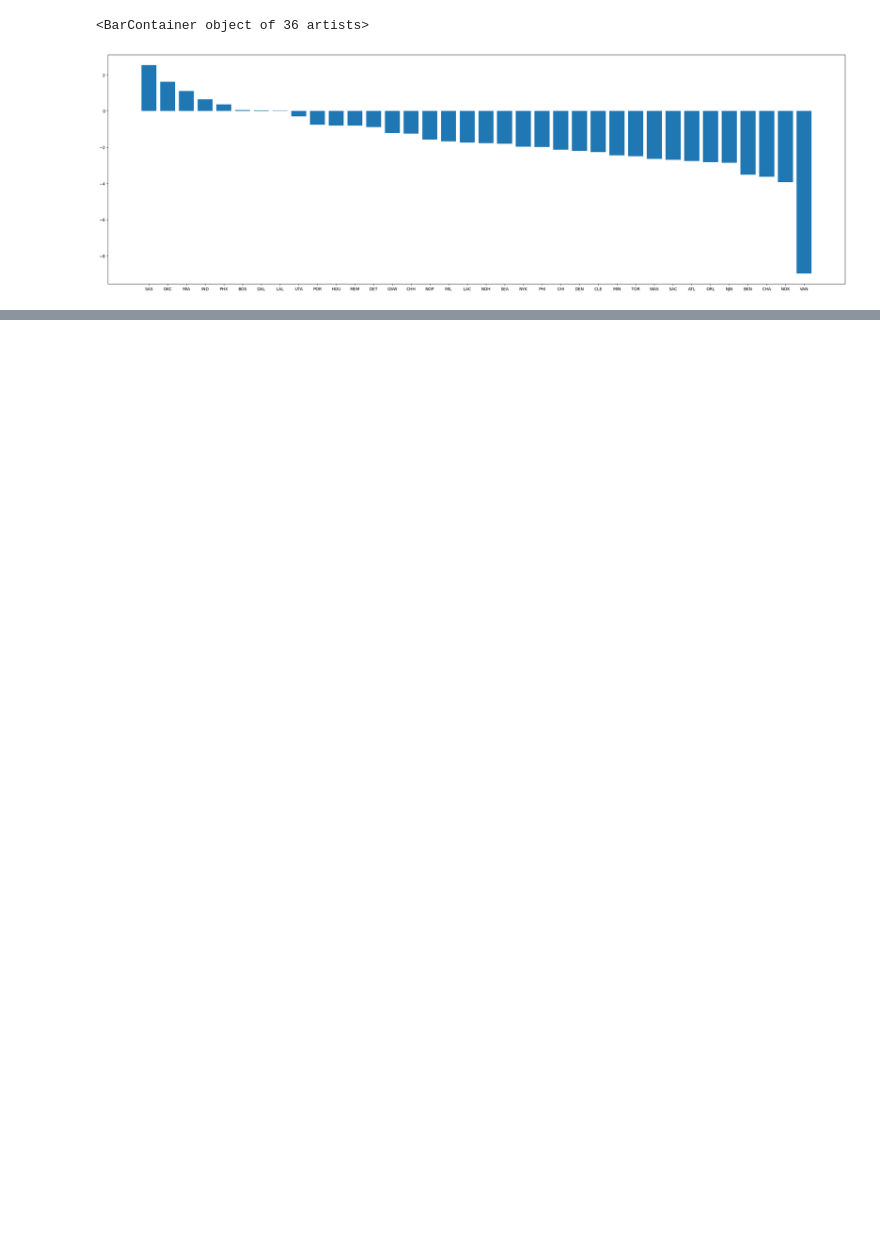
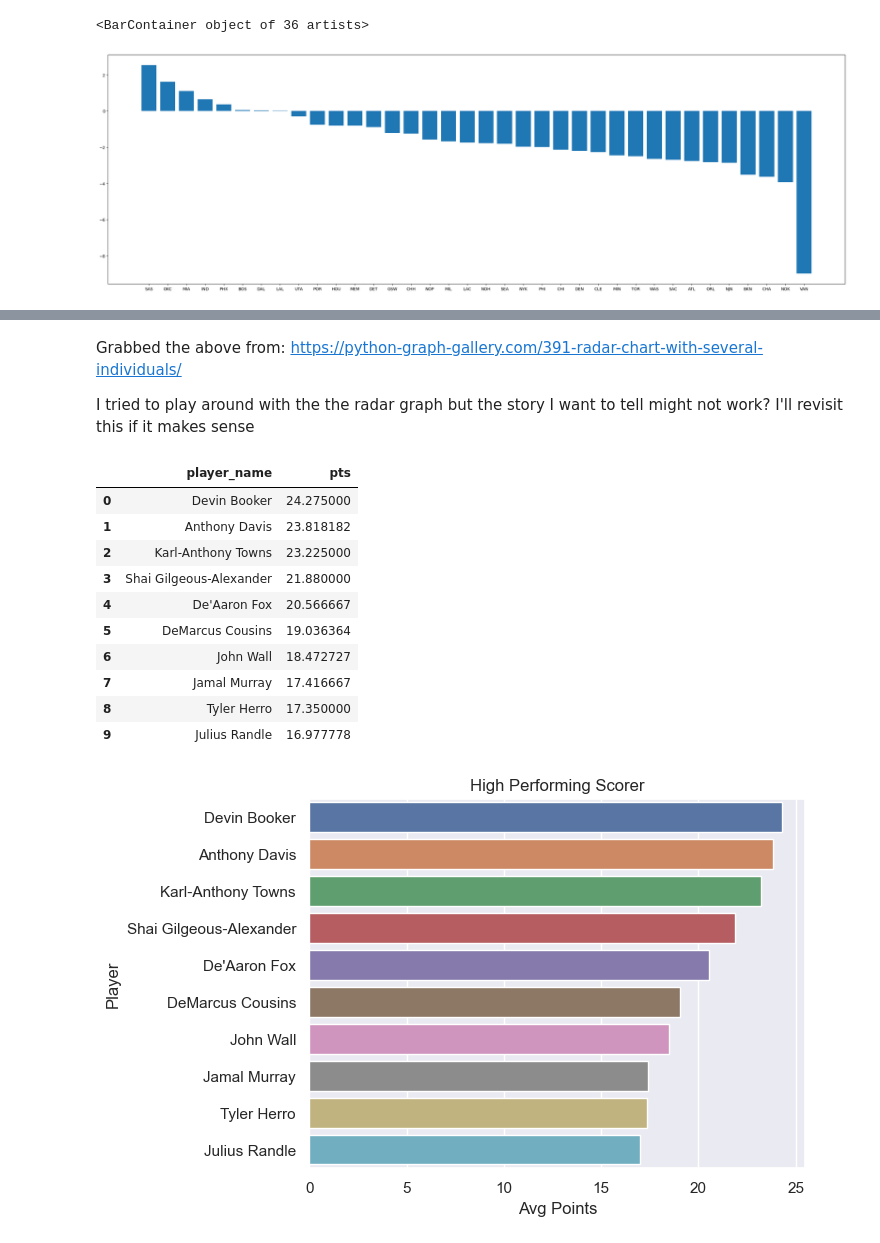
Before and after one commit to doorfish/data-analysis-project, a Jupyter notebook: python_data_analysis_project.ipynb, the cells around one changed output, grey strips where cells are left out. Cells and saved outputs as stored; diff of their text form; code cells hidden in the pictures; blank space fills up the shorter version.

```diff
--- a/python_data_analysis_project.ipynb
+++ b/python_data_analysis_project.ipynb
@@ -236,0 +440,26 @@ Notes:
+# %% [markdown]
+Grabbed the above from: https://python-graph-gallery.com/391-radar-chart-with-several-individuals/
+
+I tried to play around with the the radar graph but the story I want to tell might not work? I'll revisit this if it makes sense
+# %%
+stat_leader_per_season = pd.DataFrame(kentucky_players.groupby(['player_name'])['pts'].mean())
+stat_leader_per_season = stat_leader_per_season.sort_values(by=['pts'], ascending=False).reset_index()
+stat_leader_per_season = stat_leader_per_season.loc[(stat_leader_per_season['pts'] > 16)]
+sns.barplot(x='pts', y='player_name', data=stat_leader_per_season, orient='h')
+plt.ylabel('Player')
+plt.xlabel('Avg Points')
+plt.title('High Performing Scorer')
+stat_leader_per_season
+# %% [output]
+|  | player_name | pts |
+| 0 | Devin Booker | 24.275000 |
+| 1 | Anthony Davis | 23.818182 |
+| 2 | Karl-Anthony Towns | 23.225000 |
+| 3 | Shai Gilgeous-Alexander | 21.880000 |
+| 4 | De'Aaron Fox | 20.566667 |
+| 5 | DeMarcus Cousins | 19.036364 |
+| 6 | John Wall | 18.472727 |
+| 7 | Jamal Murray | 17.416667 |
+| 8 | Tyler Herro | 17.350000 |
+| 9 | Julius Randle | 16.977778 |
+[figure, added]
```
Also changed, not shown: parts of 31 cells of this notebook.
